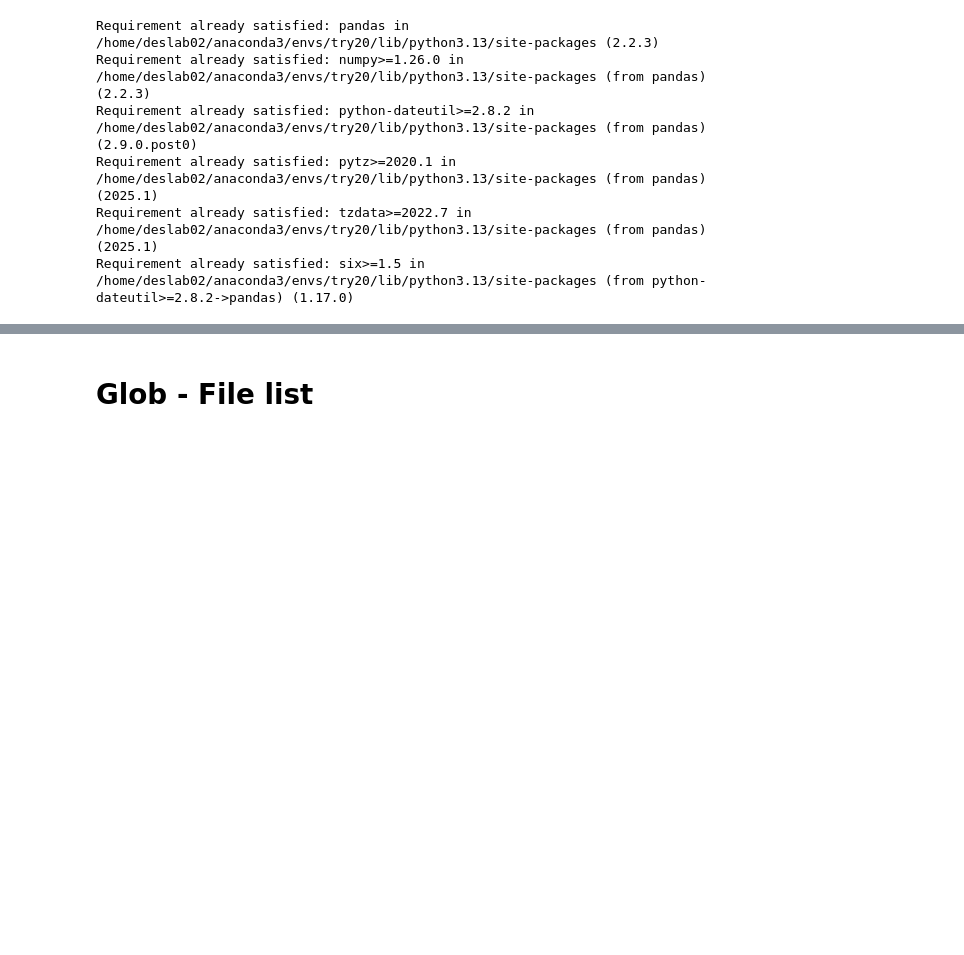
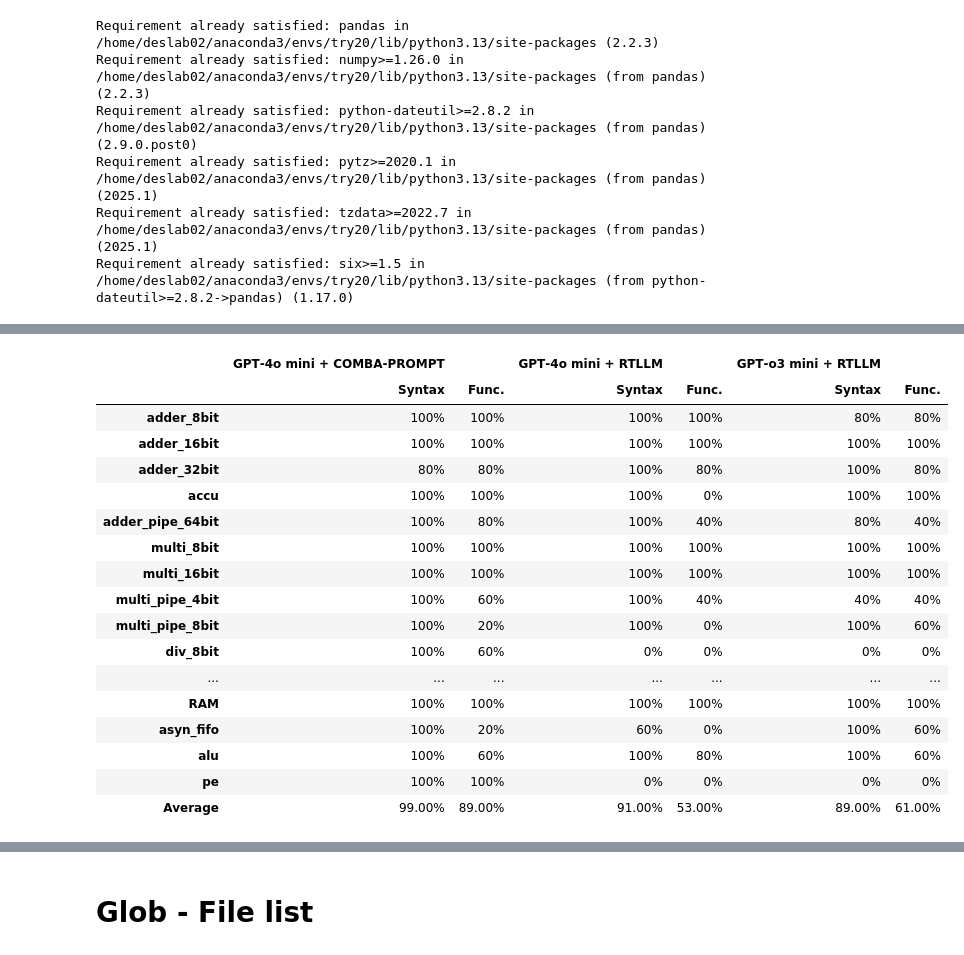
Before and after one commit to tkim-061203/COMBA-LLM, a Jupyter notebook: run.ipynb, the cells around one changed output, grey strips where cells are left out. Drawn from its saved outputs; the diff is of its cells as text; code cells hidden in the pictures; blank space fills up the shorter version.

```diff
--- a/run.ipynb
+++ b/run.ipynb
@@ -40,0 +205,24 @@ modules/adder_8bit/reports/report_gpt-4o-mini-2024-07-18.json
+# %%
+# https://saturncloud.io/blog/how-to-format-certain-floating-dataframe-columns-into-percentage-in-pandas/
+all_module_join_style_df.data = all_module_join_style_df.data.map('{:.0%}'.format)
+all_module_join_style_df.concatenated[0].data = all_module_join_style_df.concatenated[0].data.map('{:.2%}'.format)
+all_module_join_style_df
+# %% [output]
+|  | GPT‑4o mini + COMBA-PROMPT |  | GPT‑4o mini + RTLLM |  | GPT‑o3 mini + RTLLM |  |
+|  | Syntax | Func. | Syntax | Func. | Syntax | Func. |
+| adder_8bit | 100% | 100% | 100% | 100% | 80% | 80% |
+| adder_16bit | 100% | 100% | 100% | 100% | 100% | 100% |
+| adder_32bit | 80% | 80% | 100% | 80% | 100% | 80% |
+| accu | 100% | 100% | 100% | 0% | 100% | 100% |
+| adder_pipe_64bit | 100% | 80% | 100% | 40% | 80% | 40% |
+| multi_8bit | 100% | 100% | 100% | 100% | 100% | 100% |
+| multi_16bit | 100% | 100% | 100% | 100% | 100% | 100% |
+| multi_pipe_4bit | 100% | 60% | 100% | 40% | 40% | 40% |
+| multi_pipe_8bit | 100% | 20% | 100% | 0% | 100% | 60% |
+| div_8bit | 100% | 60% | 0% | 0% | 0% | 0% |
+| ... | ... | ... | ... | ... | ... | ... |
+| RAM | 100% | 100% | 100% | 100% | 100% | 100% |
+| asyn_fifo | 100% | 20% | 60% | 0% | 100% | 60% |
+| alu | 100% | 60% | 100% | 80% | 100% | 60% |
+| pe | 100% | 100% | 0% | 0% | 0% | 0% |
+| Average | 99.00% | 89.00% | 91.00% | 53.00% | 89.00% | 61.00% |
```
Also changed, not shown: parts of 29 cells of this notebook, 14 other files.
